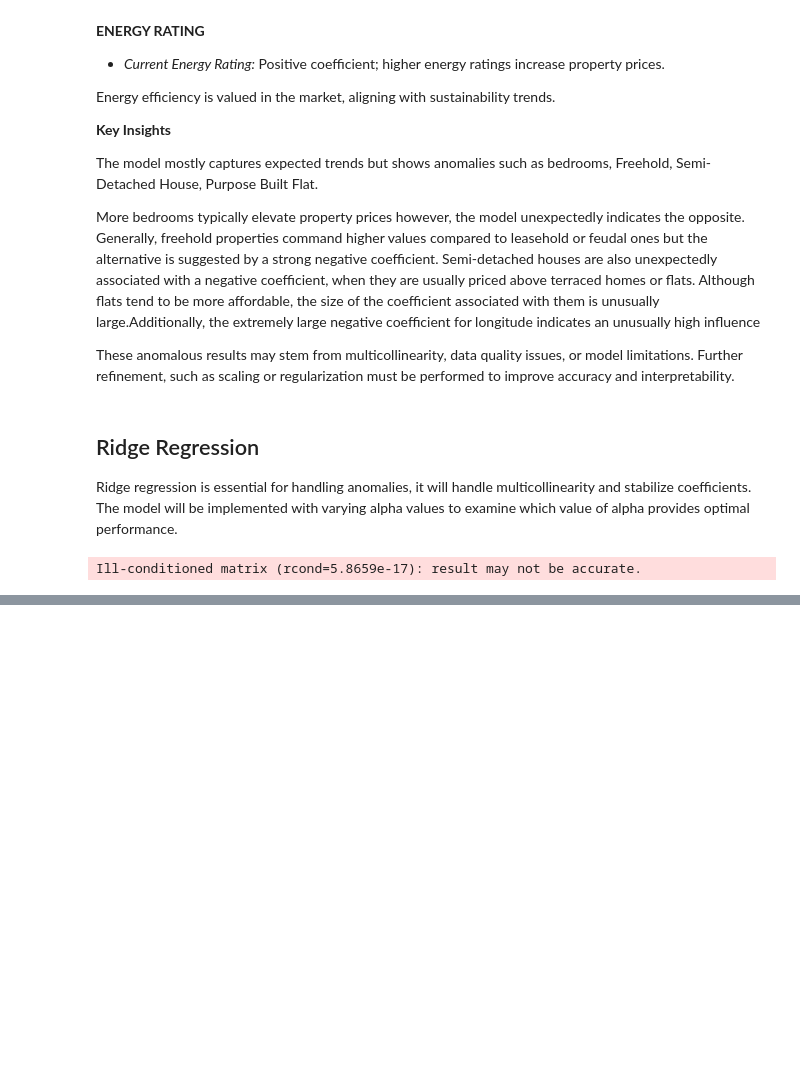
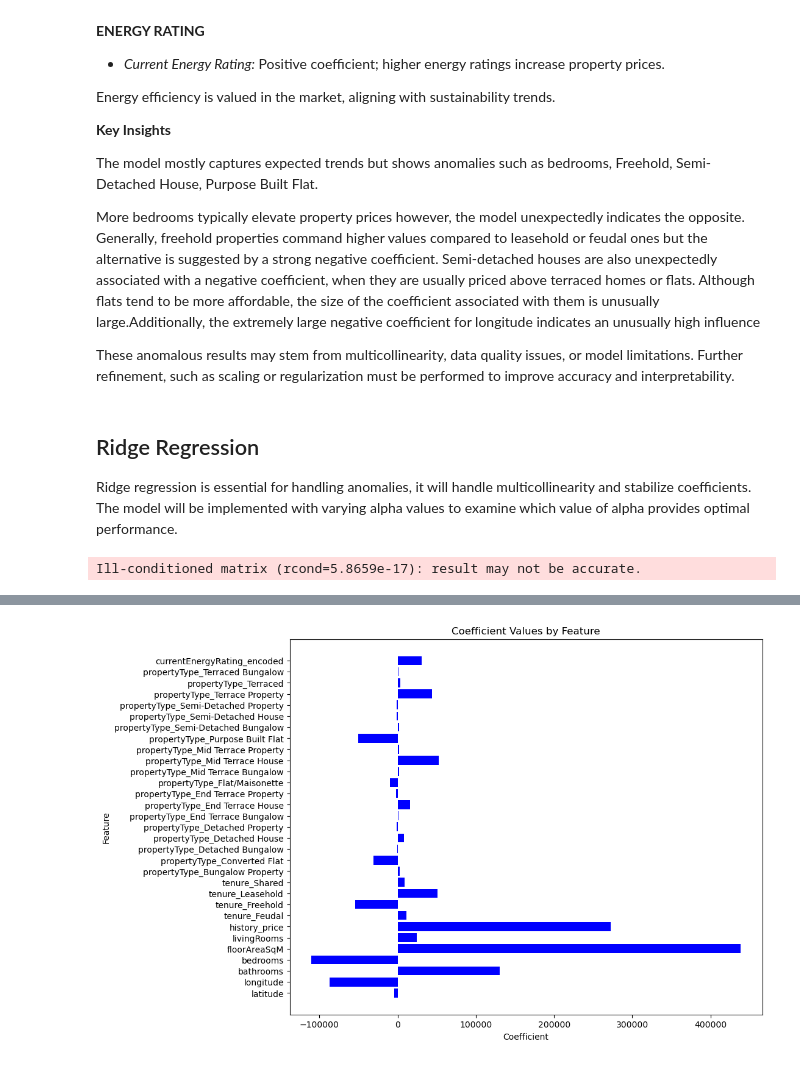
Before and after one commit to SanjayRaju2000/London-House-Price-Prediction, a Jupyter notebook: notebooks/04-linear-modelling.ipynb, the cells around one changed output, grey strips where cells are left out. Cells and saved outputs as stored; diff of their text form; code cells hidden in the pictures; blank space fills up the shorter version.

```diff
--- a/notebooks/04-linear-modelling.ipynb
+++ b/notebooks/04-linear-modelling.ipynb
@@ -289,0 +283,18 @@ fig.show()
+# %%
+# Grid Search
+
+# Define the parameter grid for alpha
+param_grid = {'ridge__alpha': [0, 0.001, 0.01, 0.1, 1.0, 10.0, 100.0]}
+
+# Set up GridSearchCV
+grid_search = GridSearchCV(ridge_model, param_grid, cv=5, scoring='r2')
+
+# Fit GridSearchCV to the training data
+grid_search.fit(X_train_ridge, y_train)
+
+# Get the best alpha value
+best_alpha = grid_search.best_params_['ridge__alpha']
+print(f"Best alpha value: {best_alpha}")
+
+# Get the best model
+best_model = grid_search.best_estimator_
@@ -289,0 +312,12 @@ fig.show()
+# %%
+# Extract coefficients from the best model
+ridge_coefficients = best_model.named_steps['ridge'].coef_
+
+# Create a DataFrame for coefficients
+coefficients_df = pd.DataFrame({
+    'Feature': X_train_ridge.columns,  # Feature names
+    'Coefficient': ridge_coefficients  # Coefficients
+})
+
+# Display the DataFrame
+print(coefficients_df)
@@ -289,0 +342,10 @@ fig.show()
+# %%
+# Create a bar chart
+plt.figure(figsize=(10, 8))  # Set the figure size for better readability
+plt.barh(coefficients_df['Feature'], coefficients_df['Coefficient'], color='blue')  # Horizontal bar chart
+plt.xlabel('Coefficient')
+plt.ylabel('Feature')
+plt.title('Coefficient Values by Feature')
+plt.show()
+# %% [output]
+[figure, added]
```
Also changed, not shown: parts of 9 cells of this notebook.
